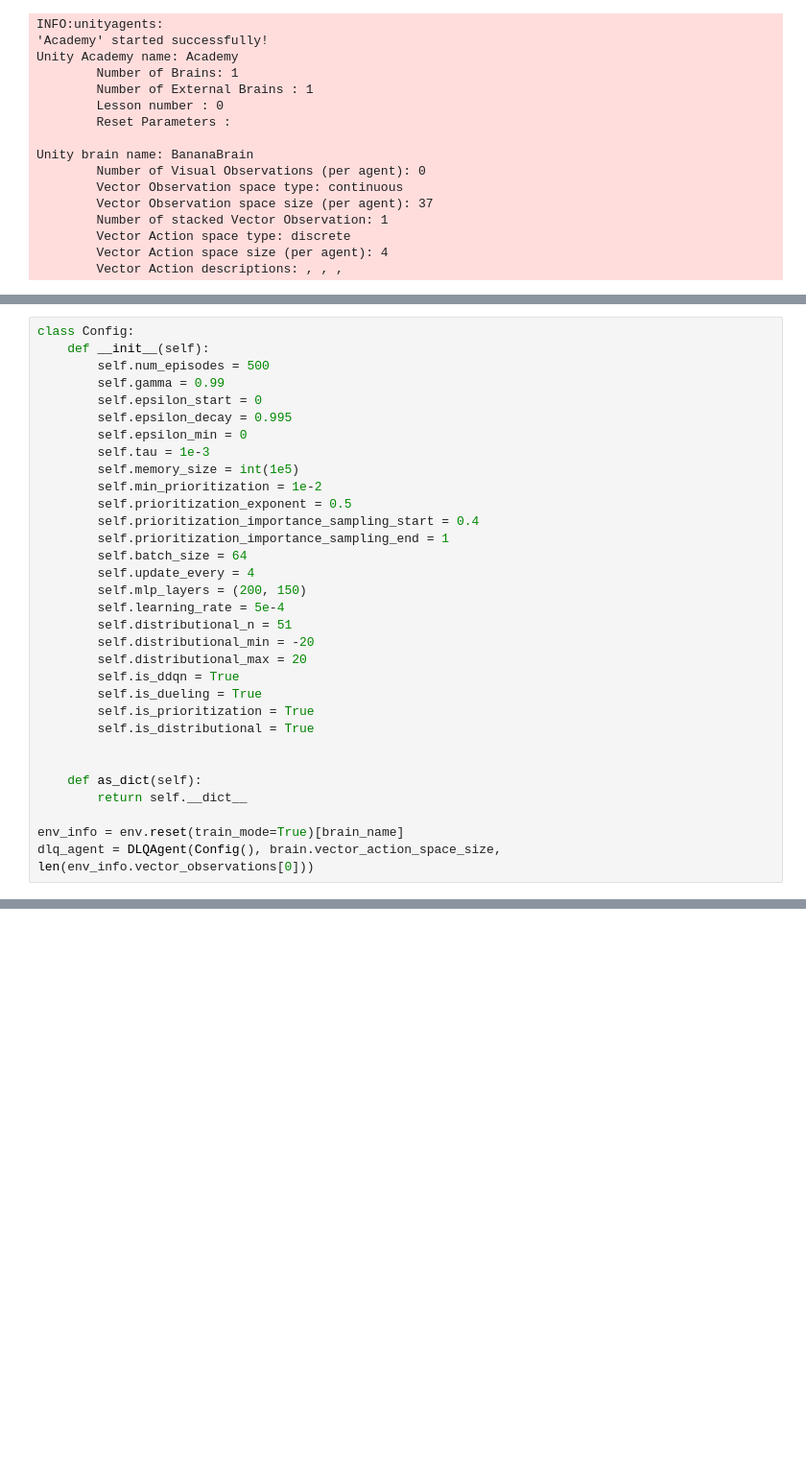
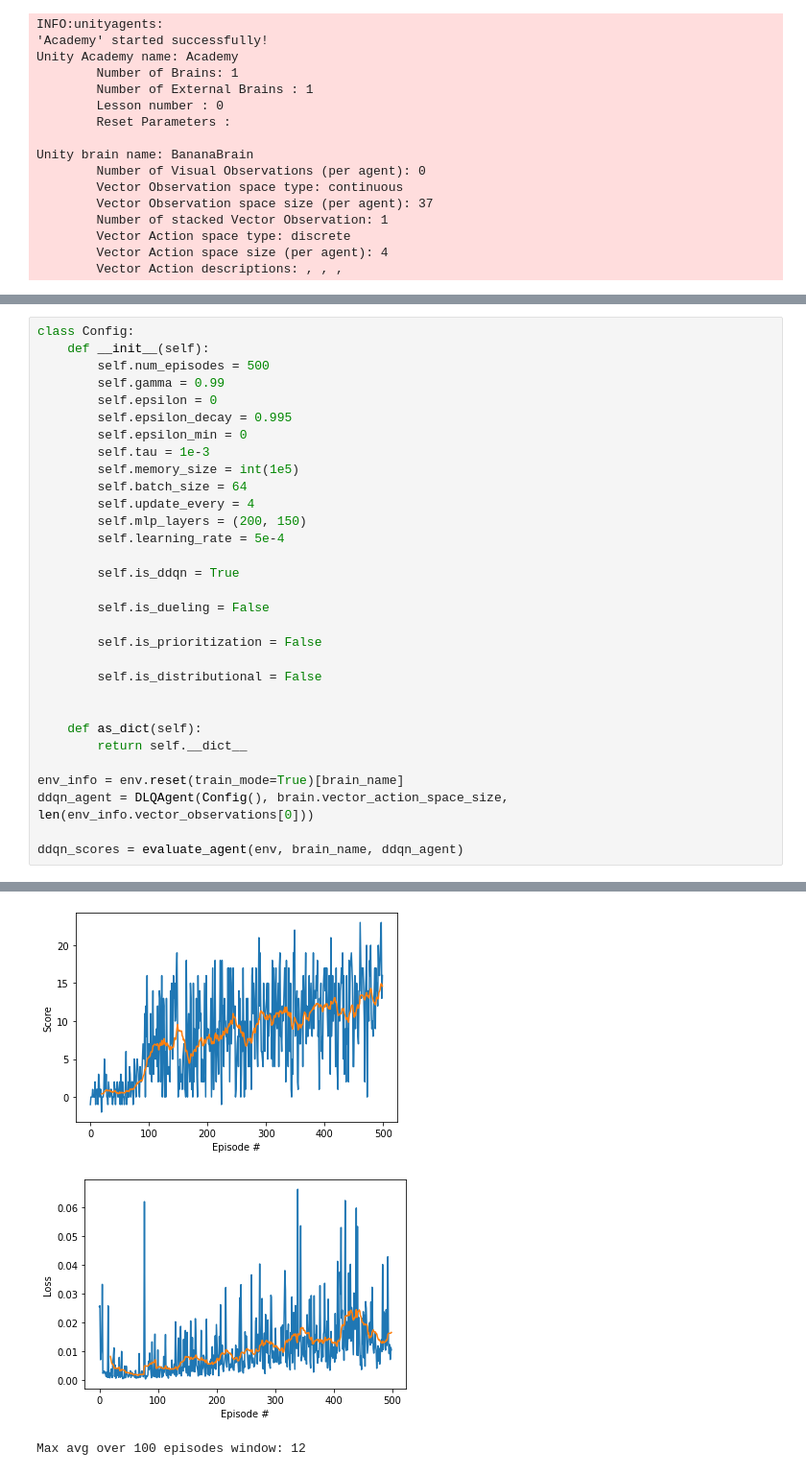
Before and after one commit to guillaumeboniface/bananaland, a Jupyter notebook: solution_walkthrough.ipynb, the cells around one changed output, grey strips where cells are left out. Shown at 96% size. Saved outputs shown, nothing was run; the diff lists cells and outputs as text; blank space fills up the shorter version.

```diff
--- a/solution_walkthrough.ipynb
+++ b/solution_walkthrough.ipynb
@@ -40,30 +148,30 @@ class Config:
     def __init__(self):
         self.num_episodes = 500
         self.gamma = 0.99
-        self.epsilon_start = 0
+        self.epsilon = 0
         self.epsilon_decay = 0.995
         self.epsilon_min = 0
         self.tau = 1e-3
         self.memory_size = int(1e5)
-        self.min_prioritization = 1e-2
-        self.prioritization_exponent = 0.5
-        self.prioritization_importance_sampling_start = 0.4
-        self.prioritization_importance_sampling_end = 1
         self.batch_size = 64
         self.update_every = 4
         self.mlp_layers = (200, 150)
         self.learning_rate = 5e-4
-        self.distributional_n = 51
-        self.distributional_min = -20
-        self.distributional_max = 20
+
         self.is_ddqn = True
-        self.is_dueling = True
-        self.is_prioritization = True
-        self.is_distributional = True
+
+        self.is_dueling = False
+
+        self.is_prioritization = False
+
+        self.is_distributional = False
 
 
     def as_dict(self):
         return self.__dict__
 
 env_info = env.reset(train_mode=True)[brain_name]
-dlq_agent = DLQAgent(Config(), brain.vector_action_space_size, len(env_info.vector_observations[0]))
+ddqn_agent = DLQAgent(Config(), brain.vector_action_space_size, len(env_info.vector_observations[0]))
+
+ddqn_scores = evaluate_agent(env, brain_name, ddqn_agent)
+# %% [output]
@@ -69,0 +179,3 @@ dlq_agent = DLQAgent(Config(), brain.vector_action_space_size, len(env_info.vect
+[figure, added]
+[figure, added]
+Max avg over 100 episodes window: 12
```
Also changed, not shown: parts of 23 cells of this notebook, 4 other files.
